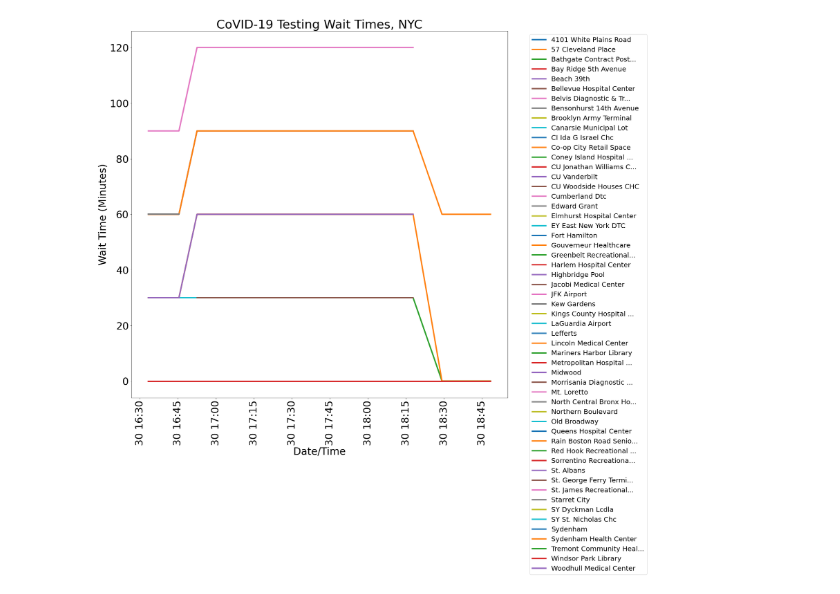
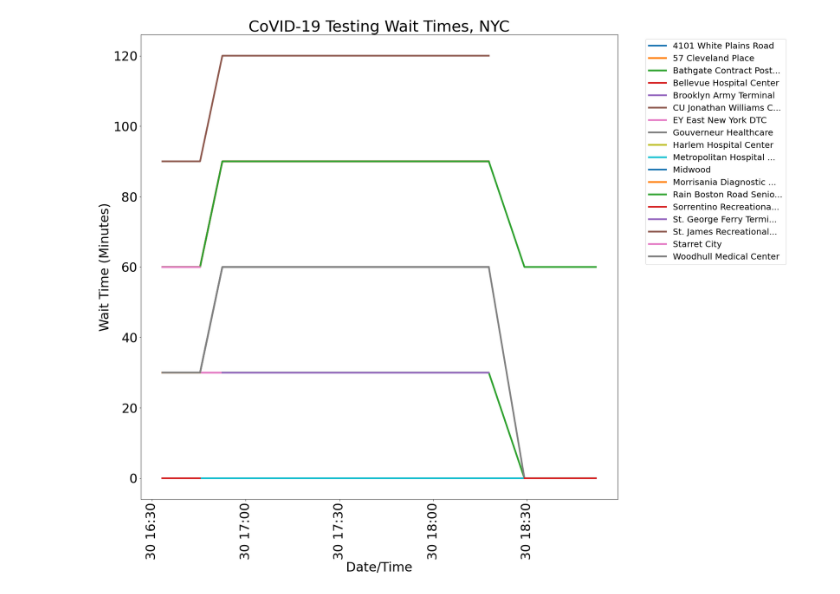
Before and after one commit to juliennelachance/CoVID_Wait_Times_NYC, a Jupyter notebook: WaitTimes.ipynb, the cells around one changed output. Saved outputs shown, nothing was run; the diff lists cells and outputs as text; code cells hidden in the pictures.

```diff
--- a/WaitTimes.ipynb
+++ b/WaitTimes.ipynb
@@ -111,38 +111,34 @@ def collect_data(pdf_url, download_name, csv_name):
 
 # This function reads the CSV and plots the data
 def plot_it(csv_name, hospitals):
     raw_out = pd.read_csv(csv_name).to_numpy()
 
     time_store = []
     for i in range(len(raw_out[:,0])):
         time_store.append(float_to_datetime(raw_out[i,0]))
 
     plt.figure(figsize=(20, 20))
     for i in range(1,len(raw_out[0,:])-1):
-
-        all(np.isnan(raw_out[:,13]))
-         #   print(i)
-        plt.plot(time_store, raw_out[:,i], label=hospitals[i], linewidth=4)
+        if not all(np.isnan(raw_out[:,i])):
+            plt.plot(time_store, raw_out[:,i], label=hospitals[i], linewidth=4)
 
     plt.legend(bbox_to_anchor=(1.05, 1), loc='upper left', prop={'size': 20})
     plt.xlabel('Date/Time')
     plt.ylabel('Wait Time (Minutes)')
     plt.title('CoVID-19 Testing Wait Times, NYC')
     plt.xticks(rotation=90)
     plt.rcParams.update({'font.size': 30})
     plt.savefig('wait_times.jpg', bbox_inches='tight')
-    return raw_out
 
 # This function runs the thing.
 def run_it(pdf_url, download_name, csv_name):
     hospitals = collect_data(pdf_url, download_name, csv_name)
     plot_it(csv_name, hospitals)
 
     cp = cmd.run("git add .", check=True, shell=True)
     cp = cmd.run("git commit -m 'auto commit'", check=True, shell=True)
     cp = cmd.run("git push -u origin main", check=True, shell=True)
-    return hospitals
 
-hospitals = run_it(pdf_url, download_name, csv_name)
+run_it(pdf_url, download_name, csv_name)
 # %% [output]
-[figure, old version]
+[figure, new version]
```
Also changed, not shown: parts of 1 cell of this notebook, 2 other files.
